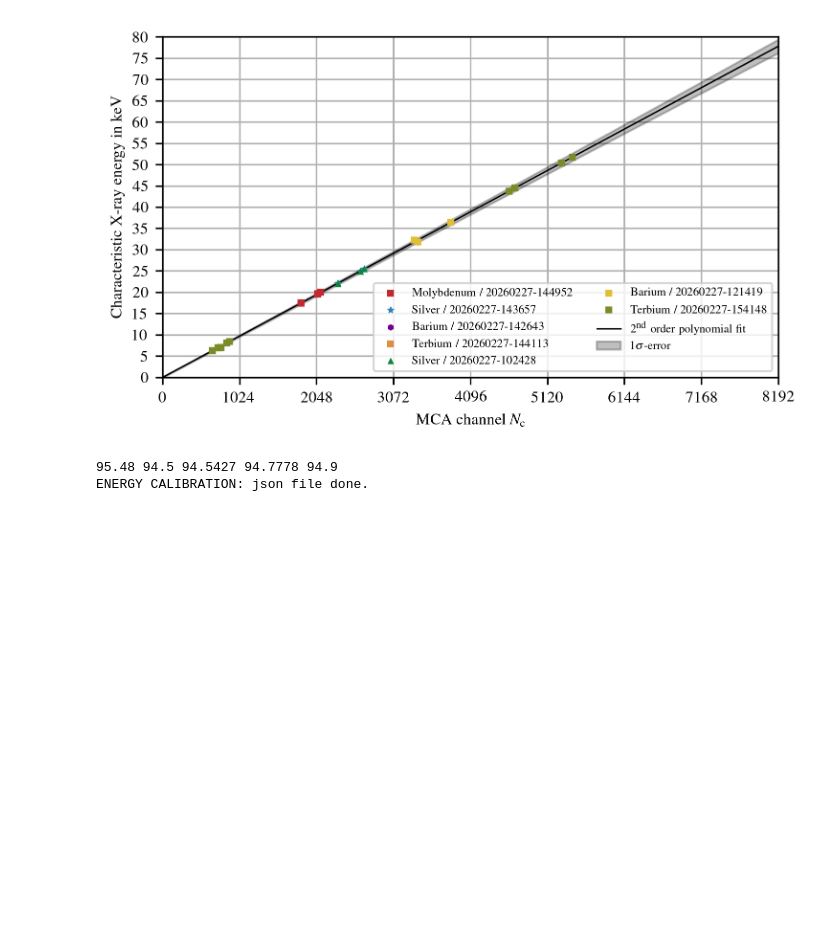
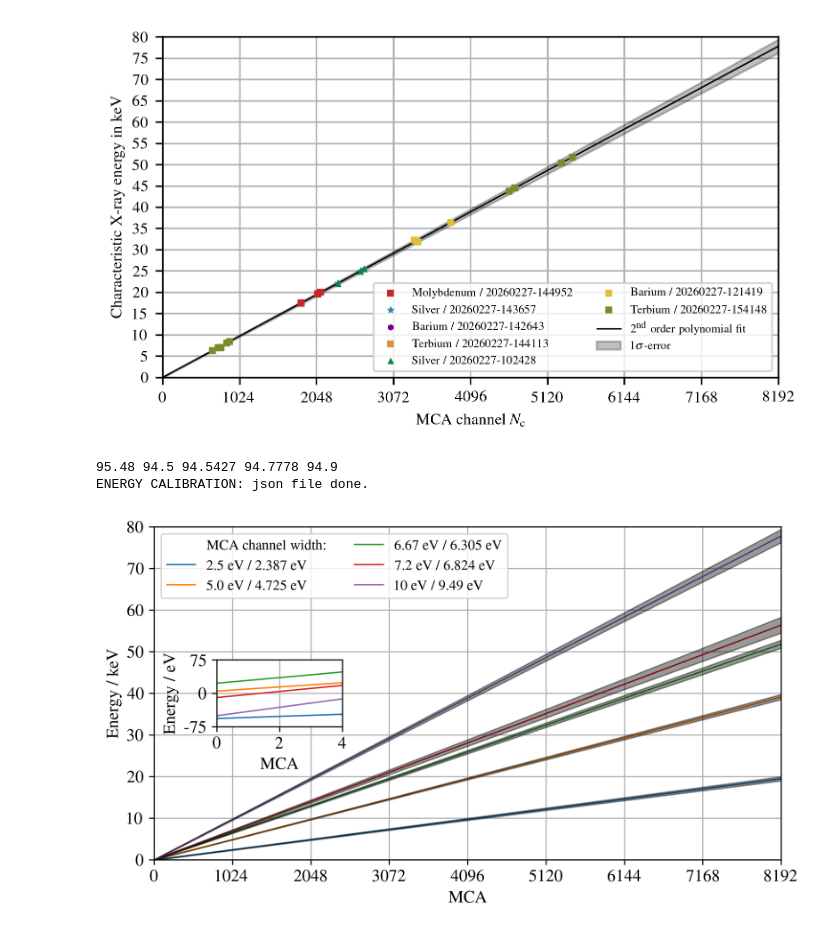
Before and after one commit to SirPhoenix007/IBA-Bonn, a Jupyter notebook: Study_2602_PIXEDetector/PIXE_EnergyCal.ipynb, the cells around one changed output. Saved outputs shown, nothing was run; the diff lists cells and outputs as text; code cells hidden in the pictures; blank space fills up the shorter version.

```diff
--- a/Study_2602_PIXEDetector/PIXE_EnergyCal.ipynb
+++ b/Study_2602_PIXEDetector/PIXE_EnergyCal.ipynb
@@ -1135,49 +1136,56 @@ def EnergyCal_toJson(energy_data:dict):
 
 def EnergyCal_Overview_BD(data:dict):
     DPI = 300
-    fig, ax = plt.subplots(figsize=(7,6), dpi = DPI)
-    ins = ax.inset_axes([0.1,0.55,0.2,0.2])
+    LARGE = 12
+    fig, ax = plt.subplots(figsize=(7,4), dpi = DPI)
+    ins = ax.inset_axes([0.1,0.4,0.2,0.2])
     xlin = np.linspace(0,8192,8192)
 
     ax.scatter([],[],alpha=0, label='MCA channel width:')
 
     for s in ['3','5','1','4','2']:
         dataset = data[s]
-        ax.plot(xlin, energy_func(dataset['param'], xlin), lw = 1, label=f'Manufacturer: {dataset['E_ketek']} eV / Energy Calibration: {round(dataset['param'][1],3)} eV', zorder=2)
+        ax.plot(xlin, energy_func(dataset['param'], xlin), lw = 1, label=f'{dataset['E_ketek']} eV / {round(dataset['param'][1],3)} eV', zorder=2)
         ax.fill_between(xlin,low_lin(dataset['param'],dataset['paramUn'],xlin),high_lin(dataset['param'],dataset['paramUn'],xlin), color='black', alpha=0.4, zorder=2)
-        ins.plot(xlin, energy_func(dataset['param'], xlin), lw = 1, label=f'Manufacturer: {dataset['E_ketek']} eV / Energy Calibration: {round(dataset['param'][1],3)} eV', zorder=2)
+        ins.plot(xlin, energy_func(dataset['param'], xlin), lw = 1, label=f'{dataset['E_ketek']} eV / {round(dataset['param'][1],3)} eV', zorder=2)
+     #    ax.plot(xlin, energy_func(dataset['param'], xlin), lw = 1, label=f'Manufacturer: {dataset['E_ketek']} eV / Energy Calibration: {round(dataset['param'][1],3)} eV', zorder=2)
+     #    ax.fill_between(xlin,low_lin(dataset['param'],dataset['paramUn'],xlin),high_lin(dataset['param'],dataset['paramUn'],xlin), color='black', alpha=0.4, zorder=2)
+     #    ins.plot(xlin, energy_func(dataset['param'], xlin), lw = 1, label=f'Manufacturer: {dataset['E_ketek']} eV / Energy Calibration: {round(dataset['param'][1],3)} eV', zorder=2)
         # ins.fill_between(xlin,low_lin(dataset['param'],dataset['paramUn'],xlin),high_lin(dataset['param'],dataset['paramUn'],xlin), color='black', alpha=0.4, zorder=2)
 
 
 
     ax.set_xlim(0,8193)
-    ax.set_xticks(np.arange(0,8193,1024),np.arange(0,8193,1024))
+    ax.set_xticks(np.arange(0,8193,1024),np.arange(0,8193,1024), fontsize=LARGE)
     ax.set_yscale('linear')
     ax.set_ylim(10,80e3)
 
-    ax.set_xlabel('MCA')
-    ax.set_ylabel('Energy / keV')
+    ax.set_xlabel('MCA', fontsize=LARGE)
+    ax.set_ylabel('Energy / keV', fontsize=LARGE)
 
-    ax.set_yticks([10,10000,20000,30000,40000,50000,60000,70000,80000],[0,10,20,30,40,50,60,70,80])
+    ax.set_yticks([10,10000,20000,30000,40000,50000,60000,70000,80000],[0,10,20,30,40,50,60,70,80], fontsize=LARGE)
     ax.grid(zorder=1)
 
-    ins.set_xlim(0,5)
-    ins.set_ylim(-100,100)
+    ins.set_xlim(0,4)
+    ins.set_ylim(-75,75)
     ins.grid(zorder=1)
-    ins.set_ylabel('Energy / eV')
-    ins.set_xlabel('MCA')
+    ins.set_xticks([0,2,4],[0,2,4],fontsize=LARGE)
+    ins.set_yticks([-75,0,75],[-75,0,75],fontsize=LARGE)
+    ins.set_ylabel('Energy / eV', fontsize=LARGE)
+    ins.set_xlabel('MCA', fontsize=LARGE)
 
+    plt.tight_layout()
+    plt.legend(ncols=2,fontsize=10)
 
-    plt.legend()
-
-    plt.savefig(f'./energy_cali/Comparison_030426.png', dpi=DPI)
-    plt.savefig(f'./energy_cali/Comparison_030426.pdf', dpi=DPI)
+    plt.savefig(f'./energy_cali/Comparison_120526.png', dpi=DPI)
+    plt.savefig(f'./energy_cali/Comparison_120526.pdf', dpi=DPI)
 
     plt.show()
 # %%
 print(round(100*(2.387/2.5),4),round(100*(4.725/5),4),round(100*(6.306/6.67),4),round(100*(6.824/7.2),4),round(100*(9.49/10),4))
 EnergyCal_toJson(energy_data)
-# EnergyCal_Overview_BD(energy_data)
+EnergyCal_Overview_BD(energy_data)
 # %% [output]
 95.48 94.5 94.5427 94.7778 94.9
 ENERGY CALIBRATION: json file done.
+[figure, added]
```
Also changed, not shown: parts of 3 cells of this notebook, 8 other files.
